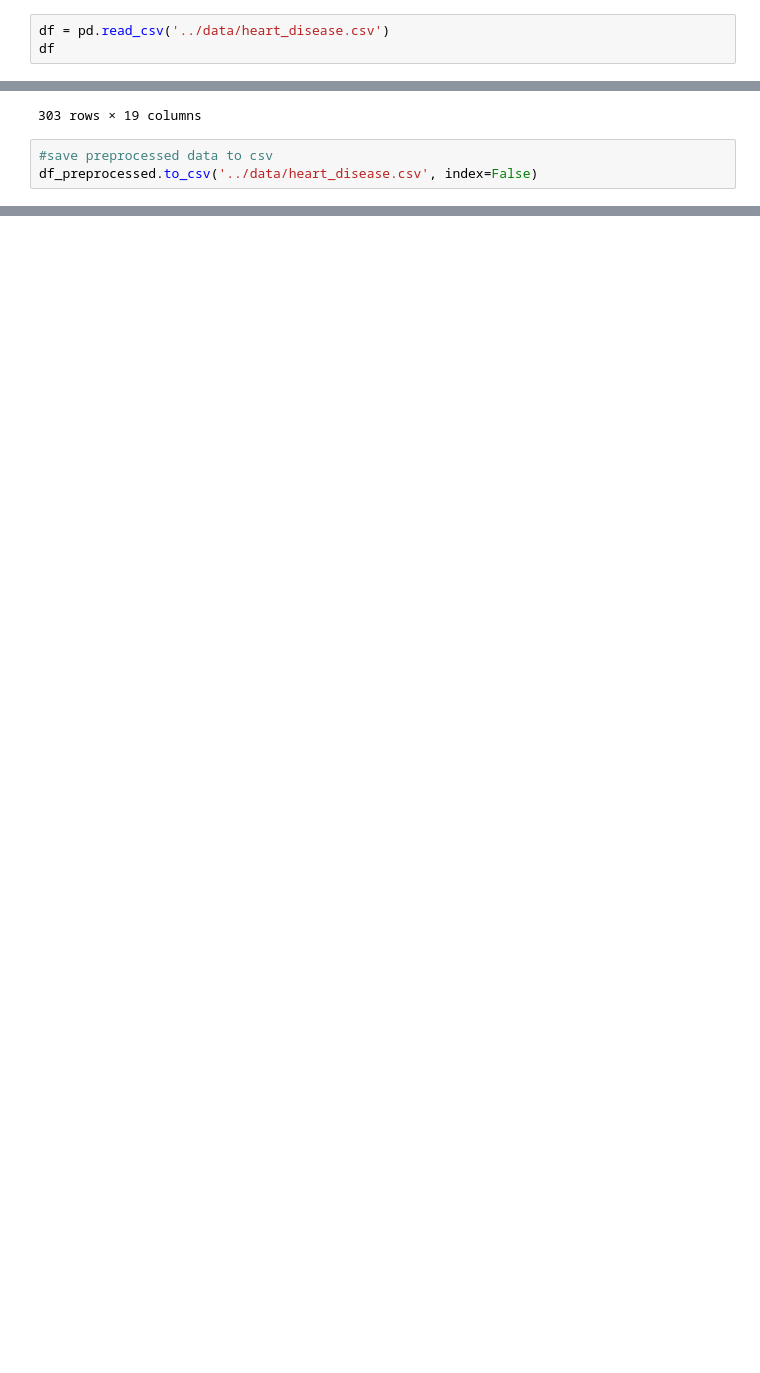
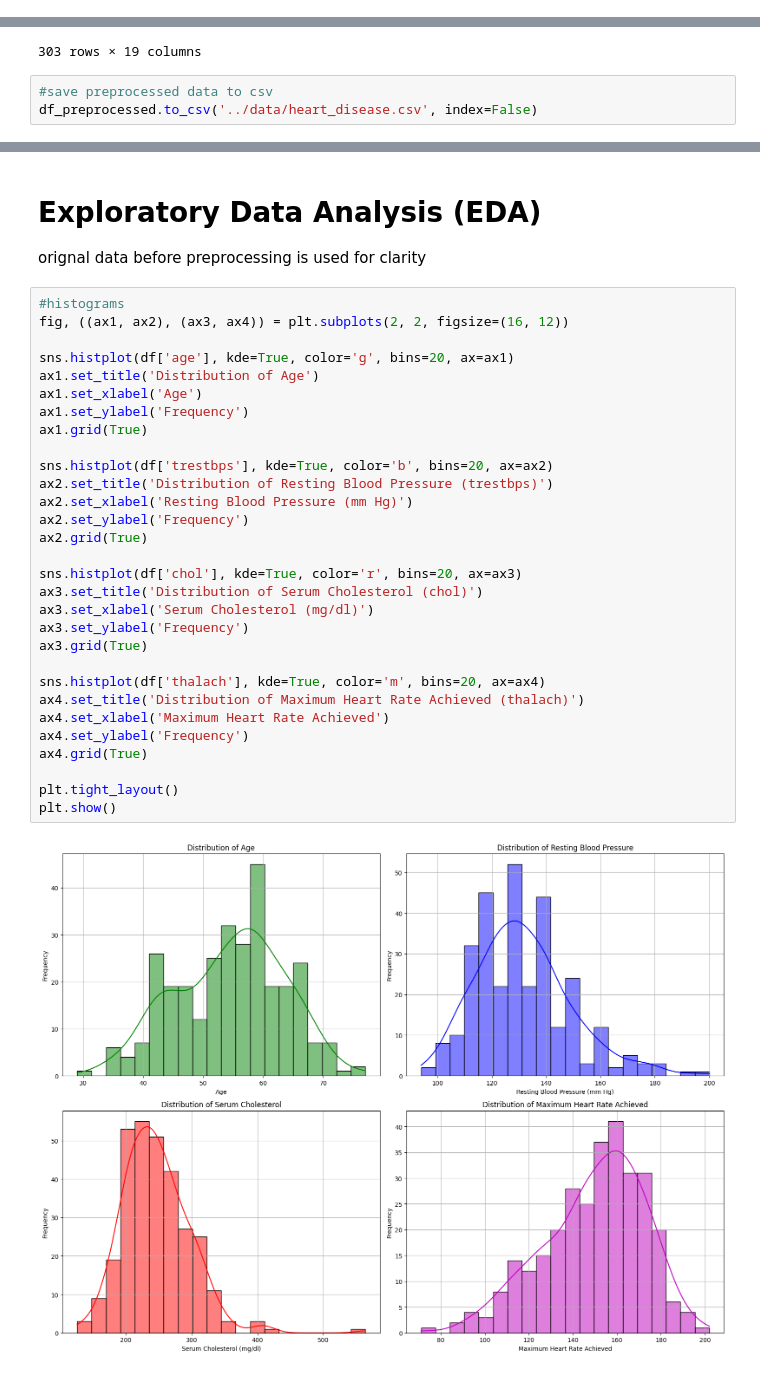
Before and after one commit to mha66/heart-disease-prediction, a Jupyter notebook: notebooks/01_data_preprocessing.ipynb, the cells around one changed output, grey strips where cells are left out. Drawn from its saved outputs; the diff is of its cells as text; blank space fills up the shorter version.

Commit message:
add EDA * histograms * correlation heatmap * boxplots

```diff
--- a/notebooks/01_data_preprocessing.ipynb
+++ b/notebooks/01_data_preprocessing.ipynb
@@ -77,3 +69,0 @@ num                                  diagnosis of heart disease      Integer
-# %%
-df = pd.read_csv('../data/heart_disease.csv')
-df
@@ -184,0 +164,35 @@ df_preprocessed.to_csv('../data/heart_disease.csv', index=False)
+# %% [markdown]
+# Exploratory Data Analysis (EDA)
+orignal data before preprocessing is used for clarity
+# %%
+#histograms
+fig, ((ax1, ax2), (ax3, ax4)) = plt.subplots(2, 2, figsize=(16, 12))
+
+sns.histplot(df['age'], kde=True, color='g', bins=20, ax=ax1)
+ax1.set_title('Distribution of Age')
+ax1.set_xlabel('Age')
+ax1.set_ylabel('Frequency')
+ax1.grid(True)
+
+sns.histplot(df['trestbps'], kde=True, color='b', bins=20, ax=ax2)
+ax2.set_title('Distribution of Resting Blood Pressure (trestbps)')
+ax2.set_xlabel('Resting Blood Pressure (mm Hg)')
+ax2.set_ylabel('Frequency')
+ax2.grid(True)
+
+sns.histplot(df['chol'], kde=True, color='r', bins=20, ax=ax3)
+ax3.set_title('Distribution of Serum Cholesterol (chol)')
+ax3.set_xlabel('Serum Cholesterol (mg/dl)')
+ax3.set_ylabel('Frequency')
+ax3.grid(True)
+
+sns.histplot(df['thalach'], kde=True, color='m', bins=20, ax=ax4)
+ax4.set_title('Distribution of Maximum Heart Rate Achieved (thalach)')
+ax4.set_xlabel('Maximum Heart Rate Achieved')
+ax4.set_ylabel('Frequency')
+ax4.grid(True)
+
+plt.tight_layout()
+plt.show()
+# %% [output]
+[figure, added]
```
Also changed, not shown: parts of 9 cells of this notebook.
